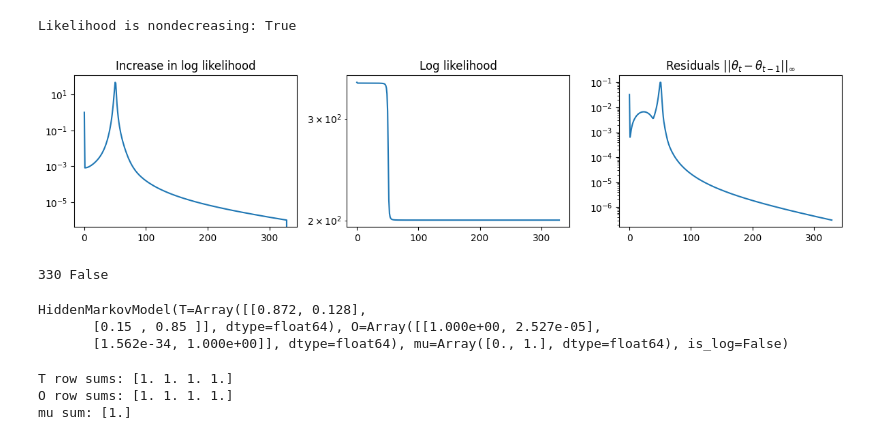
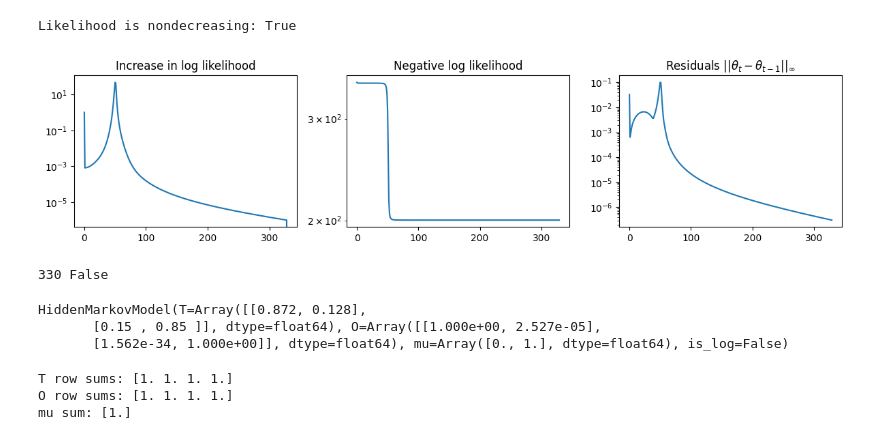
Before and after one commit to tobias-heinzle/BaumWelchJax, a Jupyter notebook: notebooks/test_baum_welch_simple.ipynb, the cells around one changed output. Cells and saved outputs as stored; diff of their text form; code cells hidden in the pictures.

```diff
--- a/notebooks/test_baum_welch_simple.ipynb
+++ b/notebooks/test_baum_welch_simple.ipynb
@@ -91,24 +71,24 @@ Likelihood is nondecreasing: True
 # %%
 
 def plot_inference_statistics(result):
     fig, ax = plt.subplots(1, 3)
     fig.set_size_inches(12,3)
     ax[0].semilogy(jnp.diff(result.log_likelihoods))
     ax[0].set_title('Increase in log likelihood')
     ax[1].semilogy(jnp.abs(result.log_likelihoods[:result.iterations]))
-    ax[1].set_title('Log likelihood')
+    ax[1].set_title('Negative log likelihood')
     ax[2].semilogy(result.residuals)
     ax[2].set_title('Residuals $||\\theta_t - \\theta_{{t-1}}||_\\infty$')
     fig.tight_layout()
     return fig, ax
 
 plot_inference_statistics(result)
 plt.show()
 
 print(result.iterations, result.terminated)
 result.params.to_prob()
 # %% [output]
-[figure, old version]
+[figure, new version]
 330 False
 HiddenMarkovModel(T=Array([[0.872, 0.128],
        [0.15 , 0.85 ]], dtype=float64), O=Array([[1.000e+00, 2.527e-05],
```
Also changed, not shown: parts of 6 cells of this notebook, 2 other files.
